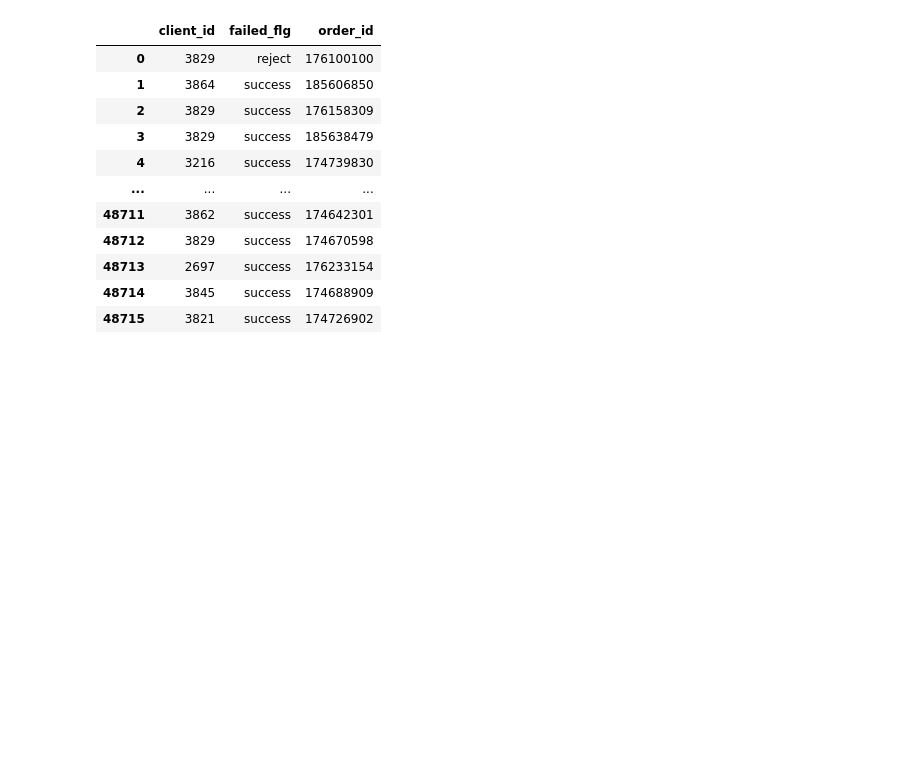
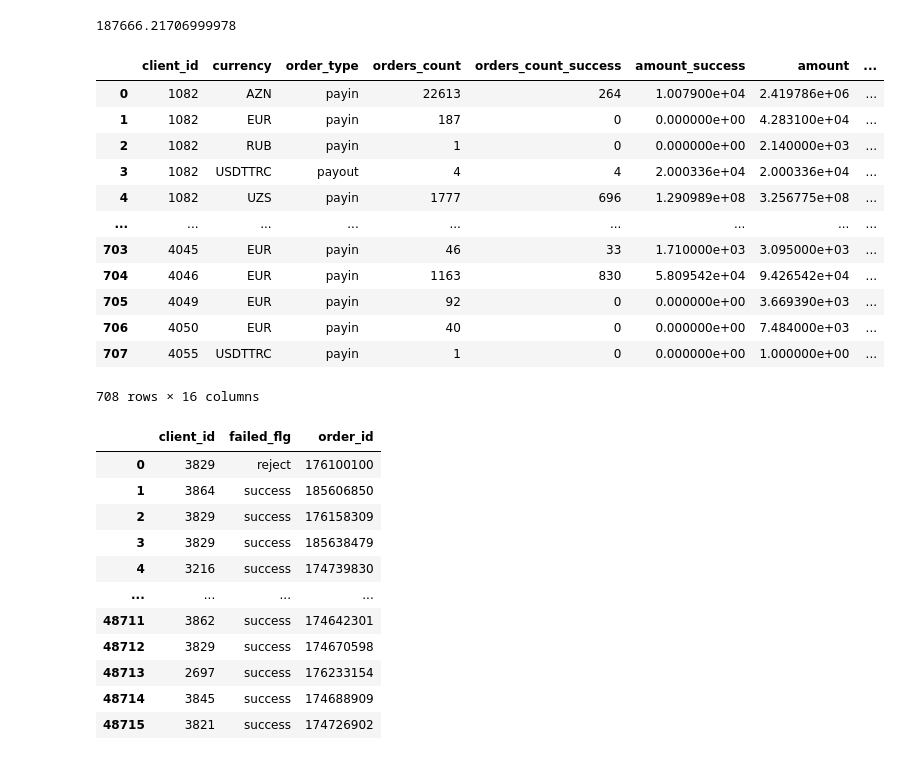
Before and after one commit to Stepangurianov1/creating_dash_with_info_payers, a Jupyter notebook: research_amount_clients.ipynb, the cells around one changed output. Drawn from its saved outputs; the diff is of its cells as text; code cells hidden in the pictures; blank space fills up the shorter version.

Commit message:
increase users count

```diff
--- a/research_amount_clients.ipynb
+++ b/research_amount_clients.ipynb
@@ -129,3 +202,38 @@ data = pd.read_csv('data_invoices.csv')
+# %%
+2605128.82503 - 2417462.6079600000000000000000
+# %% [output]
+187666.21706999978
+# %%
+(data.groupby(['client_id', 'currency', 'order_type'])
+.agg({'orders_count': 'sum',
+      'orders_count': 'sum',
+      'orders_count_success': 'sum',
+      'amount_success': 'sum',
+      'amount': 'sum',
+      'count_appeal': 'sum',
+      "Изображение не является чеком": "sum",
+      "Поддельный чек": "sum",
+      "Неправильная дата/время": "sum",
+      "Не совпадают реквизиты": "sum",
+      "Другой получатель": "sum",
+      "Запросите, пожалуйста, выписку": "sum",
+      "Автоотклонение": "sum",
+      "Повторный чек": "sum",})
+.reset_index())
+# %% [output]
+|  | client_id | currency | order_type | orders_count | orders_count_success | amount_success | amount | ... |
+| 0 | 1082 | AZN | payin | 22613 | 264 | 1.007900e+04 | 2.419786e+06 | ... |
+| 1 | 1082 | EUR | payin | 187 | 0 | 0.000000e+00 | 4.283100e+04 | ... |
+| 2 | 1082 | RUB | payin | 1 | 0 | 0.000000e+00 | 2.140000e+03 | ... |
+| 3 | 1082 | USDTTRC | payout | 4 | 4 | 2.000336e+04 | 2.000336e+04 | ... |
+| 4 | 1082 | UZS | payin | 1777 | 696 | 1.290989e+08 | 3.256775e+08 | ... |
+| ... | ... | ... | ... | ... | ... | ... | ... | ... |
+| 703 | 4045 | EUR | payin | 46 | 33 | 1.710000e+03 | 3.095000e+03 | ... |
+| 704 | 4046 | EUR | payin | 1163 | 830 | 5.809542e+04 | 9.426542e+04 | ... |
+| 705 | 4049 | EUR | payin | 92 | 0 | 0.000000e+00 | 3.669390e+03 | ... |
+| 706 | 4050 | EUR | payin | 40 | 0 | 0.000000e+00 | 7.484000e+03 | ... |
+| 707 | 4055 | USDTTRC | payin | 1 | 0 | 0.000000e+00 | 1.000000e+00 | ... |
+708 rows × 16 columns
 # %%
 query = """
     select
```
Also changed, not shown: parts of 2 cells of this notebook, 2 other files.
